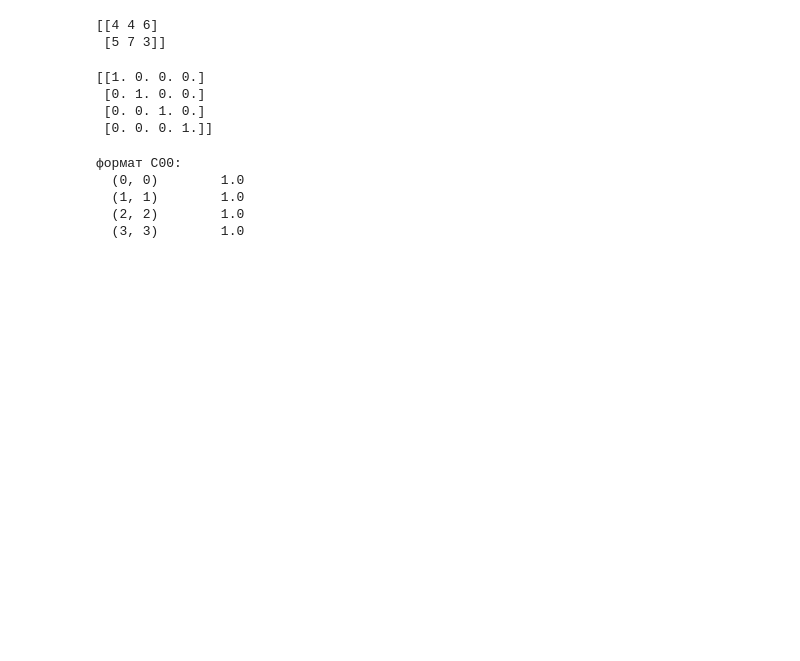
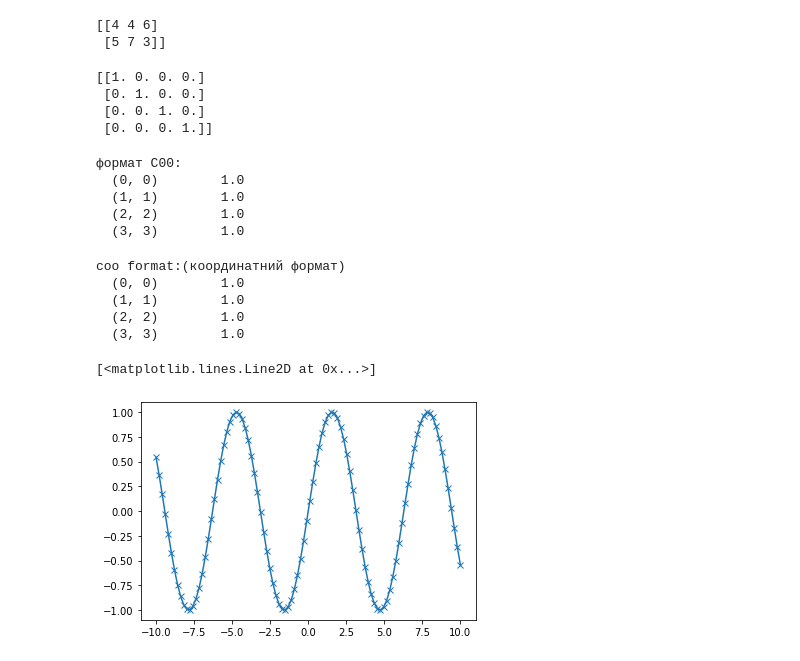
Before and after one commit to AlexTsikhun/DSBook, a Jupyter notebook: 01-intro.ipynb, the cells around one changed output. Cells and saved outputs as stored; diff of their text form; code cells hidden in the pictures; blank space fills up the shorter version.

```diff
--- a/01-intro.ipynb
+++ b/01-intro.ipynb
@@ -28,3 +28,29 @@ print("формат C00:\n{}".format(sparse_matrix))
   (1, 1)        1.0
   (2, 2)        1.0
   (3, 3)        1.0
+# %%
+#row, column, and data array must all be the same length!
+data = np.ones(4) # make arr of 1
+row_indices = np.arange(4)
+col_indices = np.arange(4)
+eye_coo = sparse.coo_matrix((data, (row_indices, col_indices)))
+print("coo format:(координатний формат)\n{}".format(eye_coo))
+# %% [output]
+coo format:(координатний формат)
+  (0, 0)        1.0
+  (1, 1)        1.0
+  (2, 2)        1.0
+  (3, 3)        1.0
+# %%
+%matplotlib inline
+import matplotlib.pyplot as plt
+
+# Генерируем последовательность чисел от -10 до 10 с 100 шагами
+x = np.linspace(-10, 10, 100)
+# Создаем второй массив с помощью синуса
+y = np.sin(x)
+# Функция создает линейный график на основе двух массивов
+plt.plot(x,y, marker="x")
+# %% [output]
+[<matplotlib.lines.Line2D at 0x...>]
+[figure, added]
```
Also changed, not shown: parts of 13 cells of this notebook.
